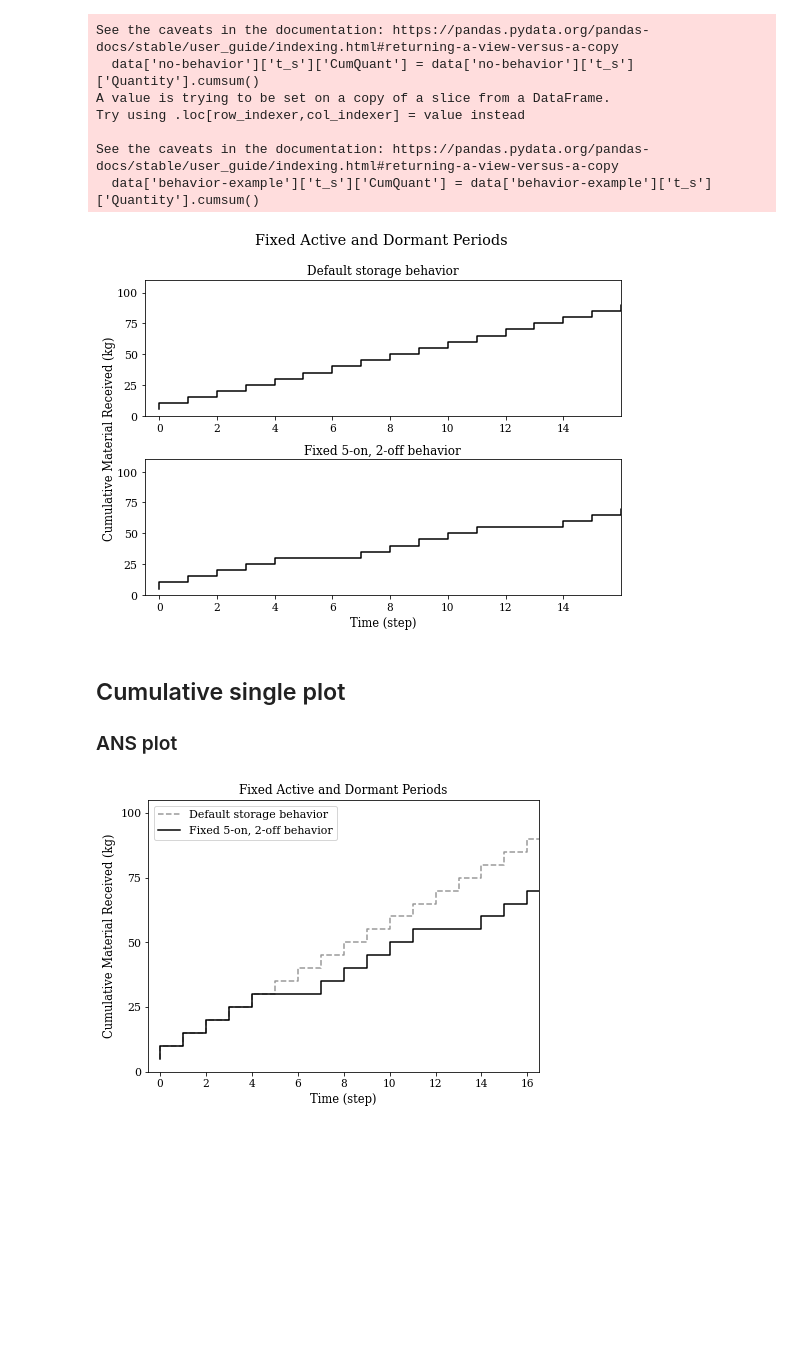
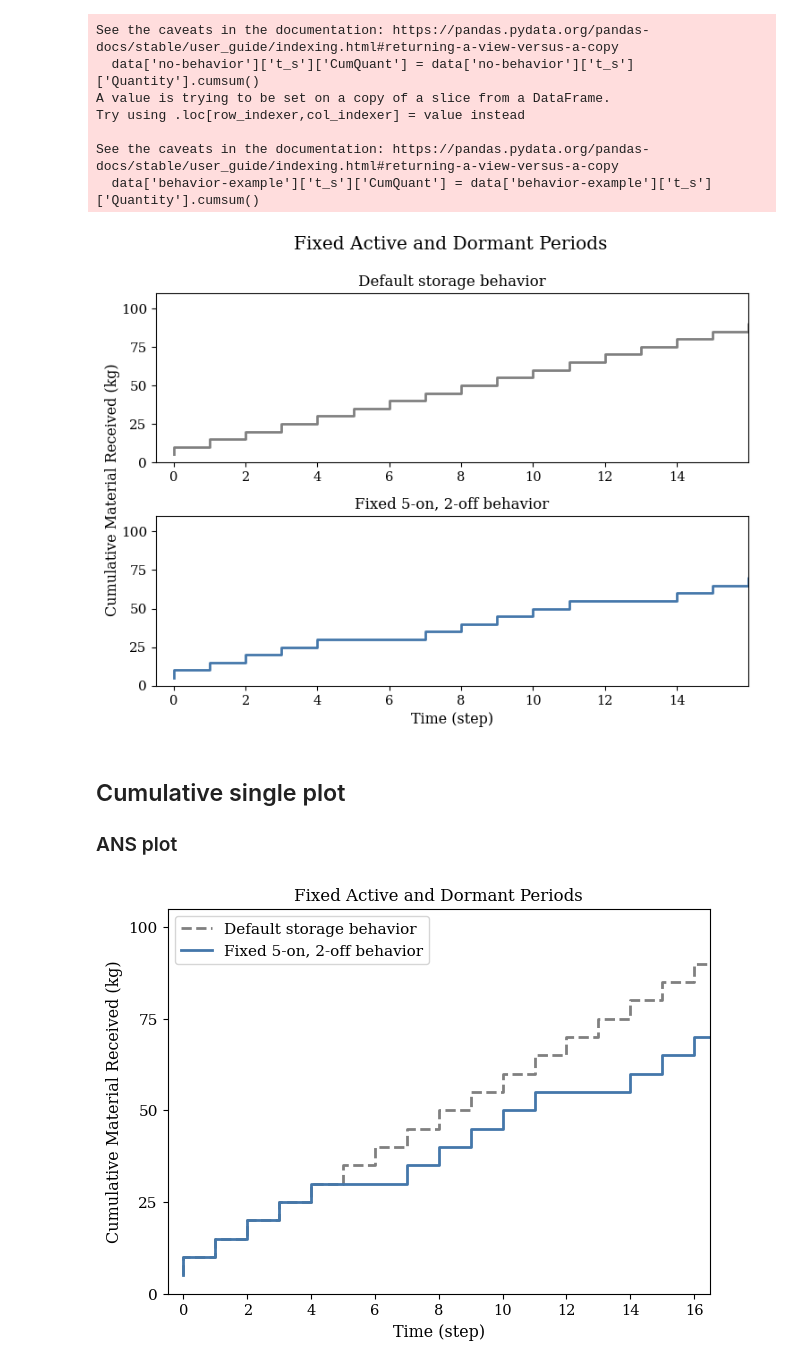
Before and after one commit to nuclearkatie/dissertation-toy-problems, a Jupyter notebook: buying-behavior/fixed-active-dormant/fixed-active-dormant.ipynb, the cells around one changed output. Saved outputs shown, nothing was run; the diff lists cells and outputs as text; code cells hidden in the pictures; blank space fills up the shorter version.

```diff
--- a/buying-behavior/fixed-active-dormant/fixed-active-dormant.ipynb
+++ b/buying-behavior/fixed-active-dormant/fixed-active-dormant.ipynb
@@ -16,15 +10,0 @@ from cymetric import timeseries
-# %%
-fig_params = {'axes.labelsize': 11.5,
-              'font.family': 'serif',
-              'font.size': 10,
-              'legend.fontsize': 11,
-              'xtick.labelsize': 10.5,
-              'ytick.labelsize': 11,
-              'figure.figsize': [9, 6],
-              'figure.titlesize': 14.5,
-              'savefig.format': 'png',
-              'savefig.bbox': 'tight'}
-plt.rcParams.update(fig_params)
-
-#palette = []
-#sns.set_palette(sns.comor_palette(palette))
@@ -34,22 +11,3 @@ plt.rcParams.update(fig_params)
-# %%
-def get_data(file):
-    db = cym.dbopen(file)
-    evaler = cym.Evaluator(db)
-
-    name = os.path.splitext(file)[0]
-
-    transactions = evaler.eval('TransactionQuantity')
-    agents = evaler.eval('Agents')
-
-    storage_id = agents.loc[agents["Prototype"] == "Storage"]["AgentId"]
-    transaction_subset = transactions.loc[transactions["ReceiverId"] == storage_id.item()]
-
-    data = {'ev': evaler,
-            'agents': agents,
-            'transactions': transactions,
-            't_s': transaction_subset}
-
-    return name, data
 # %% [markdown]
 ## input file names below
 # %%
@@ -60,6 +18,11 @@ filenames = ['no-behavior.sqlite', 'behavior-example.sqlite']
 data = {}
 for file in filenames:
     (name, file_data) = get_data(file)
+
+    file_data['storage_id'] = file_data['agents'].loc[file_data['agents']["Prototype"] == "Storage"]["AgentId"]
+    # transaction subset
+    file_data['t_s'] = file_data['transactions'].loc[file_data['transactions']["ReceiverId"] == file_data['storage_id'].item()]
+
     data[name] = file_data
 # %% [markdown]
 # Plots
@@ -141,7 +104,7 @@ ax0.set_yticks(np.arange(0, 101, 25))
 
 ax0.step(data['no-behavior']['t_s']['Time'],
          data['no-behavior']['t_s']['CumQuant'],
-         color= 'k')
+         color= '0.5')
 ax0.set_title('Default storage behavior')
 
 ax1 = fig.add_subplot(212, sharex=ax0, sharey=ax0)
@@ -149,7 +112,7 @@ ax1 = fig.add_subplot(212, sharex=ax0, sharey=ax0)
 
 ax1.step(data['behavior-example']['t_s']['Time'],
          data['behavior-example']['t_s']['CumQuant'],
-         color= 'k')
+         color= palette[0])
 ax1.set_title('Fixed 5-on, 2-off behavior')
 
 fig.suptitle('Fixed Active and Dormant Periods', x=0.55)
@@ -157,40 +120,40 @@ fig.tight_layout()
 
 #plt.savefig('plots/cumulative-subplots', transparent=True)
 # %% [output]
-[figure, old version]
+[figure, new version]
 # %% [markdown]
 ## Cumulative single plot
 ### ANS plot
 # %%
 fig = plt.figure(figsize = (7, 5))
 
 ax = fig.add_subplot(111)
 ax.set_xlabel('Time (step)')
 ax.set_ylabel('Cumulative Material Received (kg)')
 
 plt.xlim(-0.5,16.5)
 plt.ylim(0,105)
 ax.set_xticks(np.arange(0, 17, 2))
 ax.set_yticks(np.arange(0, 101, 25))
 
 
 ax.step(data['no-behavior']['t_s']['Time'],
         data['no-behavior']['t_s']['CumQuant'],
         where='pre',
-        color= '0.6', ls='dashed', label='Default storage behavior')
+        color= '0.5', ls='dashed', label='Default storage behavior')
 
 ax.step(data['behavior-example']['t_s']['Time'],
         data['behavior-example']['t_s']['CumQuant'],
         where='pre',
-        color= 'k', label='Fixed 5-on, 2-off behavior')
+        color= palette[0], label='Fixed 5-on, 2-off behavior')
 
 ax.legend(loc = 'upper left')
 
 plt.title('Fixed Active and Dormant Periods')
 
 plt.savefig('plots/cumulative-oneplot-ans', transparent=True, dpi=600)
 # %% [output]
-[figure, old version]
+[figure, new version]
 # %%
 fig = plt.figure(figsize = (8, 4))
 
```
Also changed, not shown: parts of 5 cells of this notebook, 12 other files.
